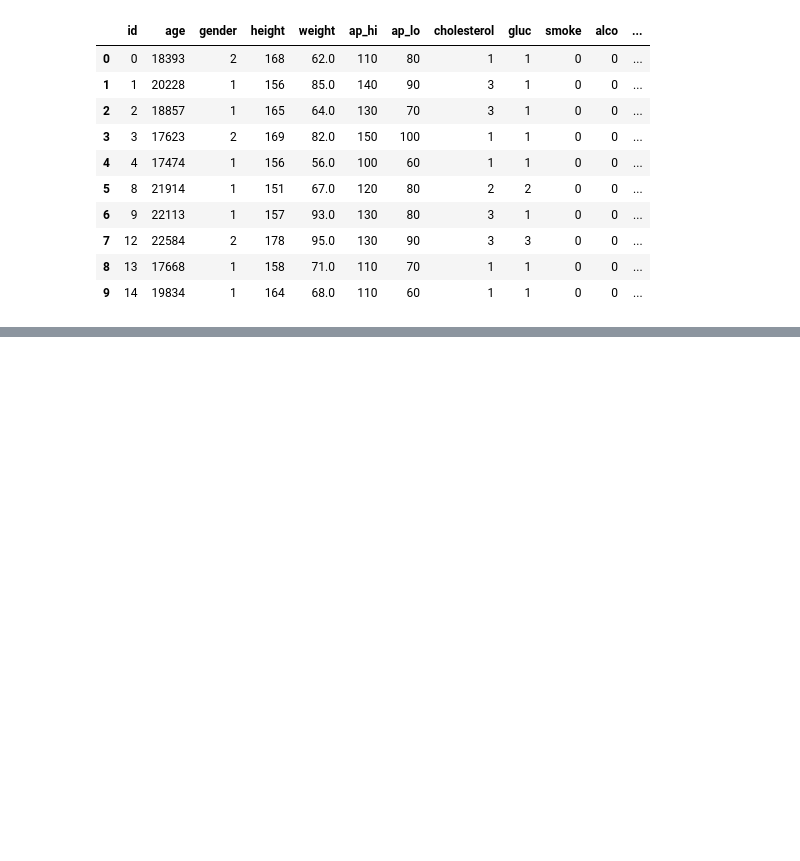
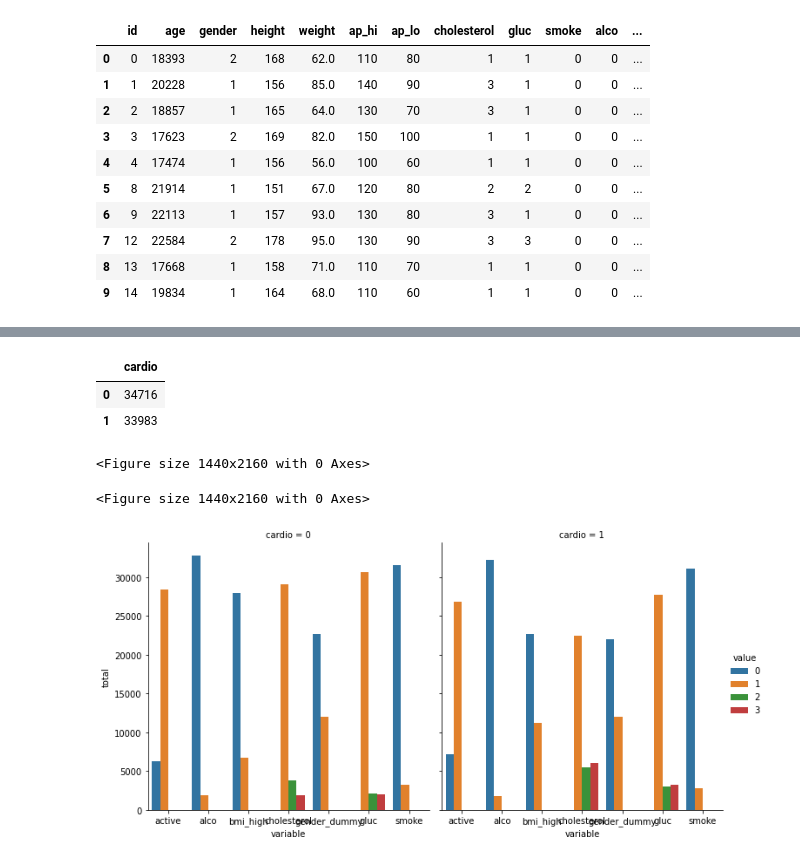
Before and after one commit to GregoryDzej/Big-Data-Python-task, a Jupyter notebook: Big_data_Cardio_.ipynb, the cells around one changed output, grey strips where cells are left out. Cells and saved outputs as stored; diff of their text form; code cells hidden in the pictures; blank space fills up the shorter version.

```diff
--- a/Big_data_Cardio_.ipynb
+++ b/Big_data_Cardio_.ipynb
@@ -173,0 +192,18 @@ main_data.head(10)
+# %%
+#adjust the Blood pressure levels
+# ap_hi is higher than 250 or lower than 60
+drop_criteria_aphi = main_data[(main_data['ap_hi'] > 210) | (main_data['ap_hi'] < 60)].index
+
+# ap_lo is higher than 200 or lower than 10
+drop_criteria_aplo = main_data[(main_data['ap_lo'] > 140) | (main_data['ap_lo'] < 30)].index
+
+# ap_lo is higher than 'ap_hi
+drop_criteria_ap = main_data[main_data['ap_lo'] > main_data['ap_hi']].index
+
+# number of records to be removed
+drop_criteria = drop_criteria_aphi.union(drop_criteria_aplo)
+drop_criteria.union(drop_criteria_ap)
+print(drop_criteria.size)
+1276
+# remove the records
+main_data.drop(drop_criteria, inplace = True)
@@ -173,0 +233,35 @@ main_data.head(10)
+# %%
+# distribution of response variable
+display(pd.DataFrame(main_data['cardio'].value_counts()))
+# %% [output]
+|  | cardio |
+| 0 | 34716 |
+| 1 | 33983 |
+# %%
+######################## DATA VISUALISATION #########
+
+# Draw Categorical Plot
+def draw_cat_plot():
+    # Create DataFrame for cat plot using `pd.melt`
+    #using just the values from 'cholesterol', 'gluc', 'smoke', 'alco', 'active', ;gender_dummy' and 'bmi_high'.
+    data_cat = pd.melt(main_data,value_vars = ['cholesterol', 'gluc', 'smoke', 'alco', 'active', 'gender_dummy','bmi_high'],
+                       id_vars=['cardio'])
+
+    # Group and reformat the data to split it by 'cardio'. Show the counts of each feature.
+    #You will have to rename one of the columns for the catplot to work correctly.
+    data_cat = pd.DataFrame(data_cat.groupby(['variable', 'value', 'cardio'])['value']
+                          .count()).rename(columns={'value': 'total'}).reset_index()
+
+    # Draw the catplot with 'sns.catplot()'
+    fig = plt.figure(figsize=(20,30))
+    sns.catplot(data = data_cat, x='variable', y='total', hue='value', col='cardio', kind="bar")
+
+    # saving the png image
+    fig.savefig('catplot.png')
+    return fig
+
+draw_cat_plot()
+# %% [output]
+<Figure size 1440x2160 with 0 Axes>
+<Figure size 1440x2160 with 0 Axes>
+[figure, added]
```
Also changed, not shown: parts of 7 cells of this notebook.
